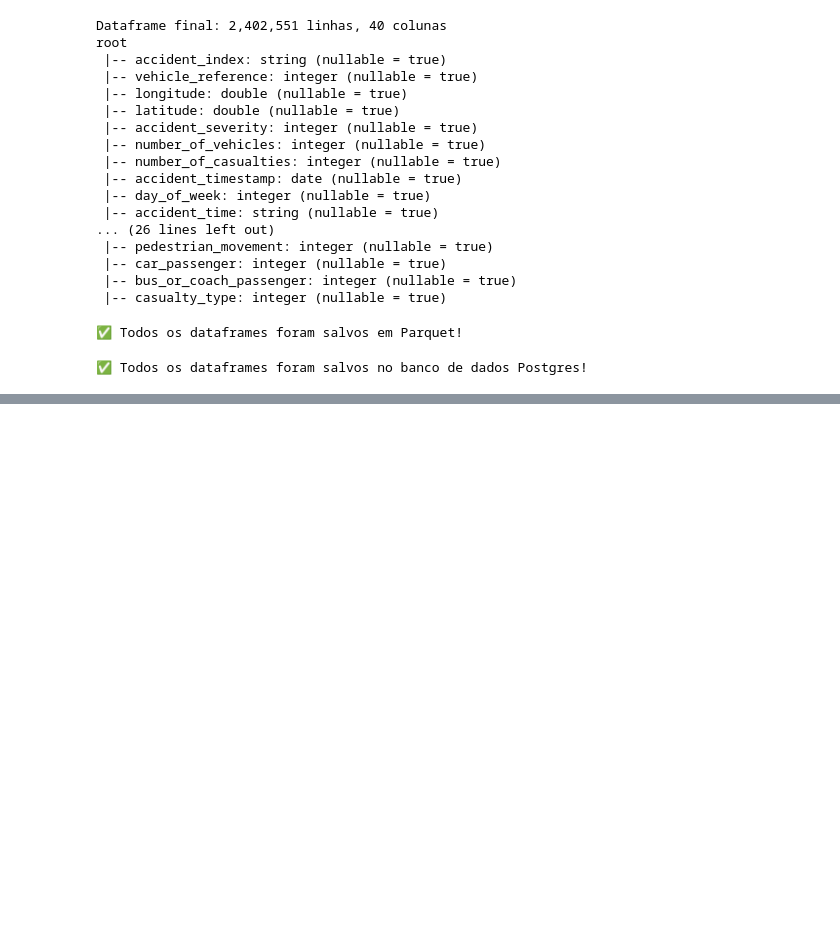
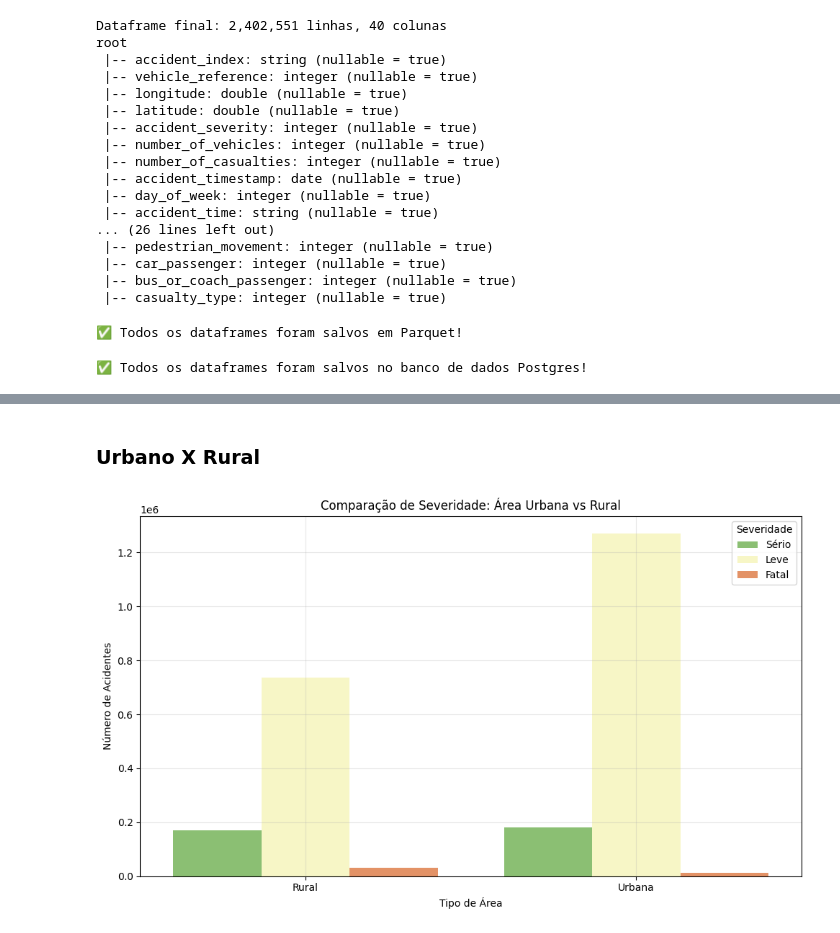
Before and after one commit to Data-Crash/dw-medallion, a Jupyter notebook: silver/etl/etl.ipynb, the cells around one changed output, grey strips where cells are left out. Drawn from its saved outputs; the diff is of its cells as text; code cells hidden in the pictures; blank space fills up the shorter version.

```diff
--- a/silver/etl/etl.ipynb
+++ b/silver/etl/etl.ipynb
@@ -551,0 +609,20 @@ plt.show()
+# %% [markdown]
+### Urbano X Rural
+# %%
+urban_rural_data = df_joined.groupBy("urban_or_rural_area", "accident_severity").count().toPandas()
+area_map = {1: 'Urbana', 2: 'Rural'}
+severity_map = {1: 'Fatal', 2: 'Sério', 3: 'Leve'}
+urban_rural_data['area_label'] = urban_rural_data['urban_or_rural_area'].map(area_map)
+urban_rural_data['severity_label'] = urban_rural_data['accident_severity'].map(severity_map)
+
+plt.figure(figsize=(10, 6))
+sns.barplot(data=urban_rural_data, x='area_label', y='count', hue='severity_label', palette='RdYlGn_r')
+plt.xlabel('Tipo de Área')
+plt.ylabel('Número de Acidentes')
+plt.title('Comparação de Severidade: Área Urbana vs Rural')
+plt.legend(title='Severidade')
+plt.grid(True, alpha=0.3)
+plt.tight_layout()
+plt.show()
+# %% [output]
+[figure, added]
```
Also changed, not shown: parts of 15 cells of this notebook, 7 other files.
